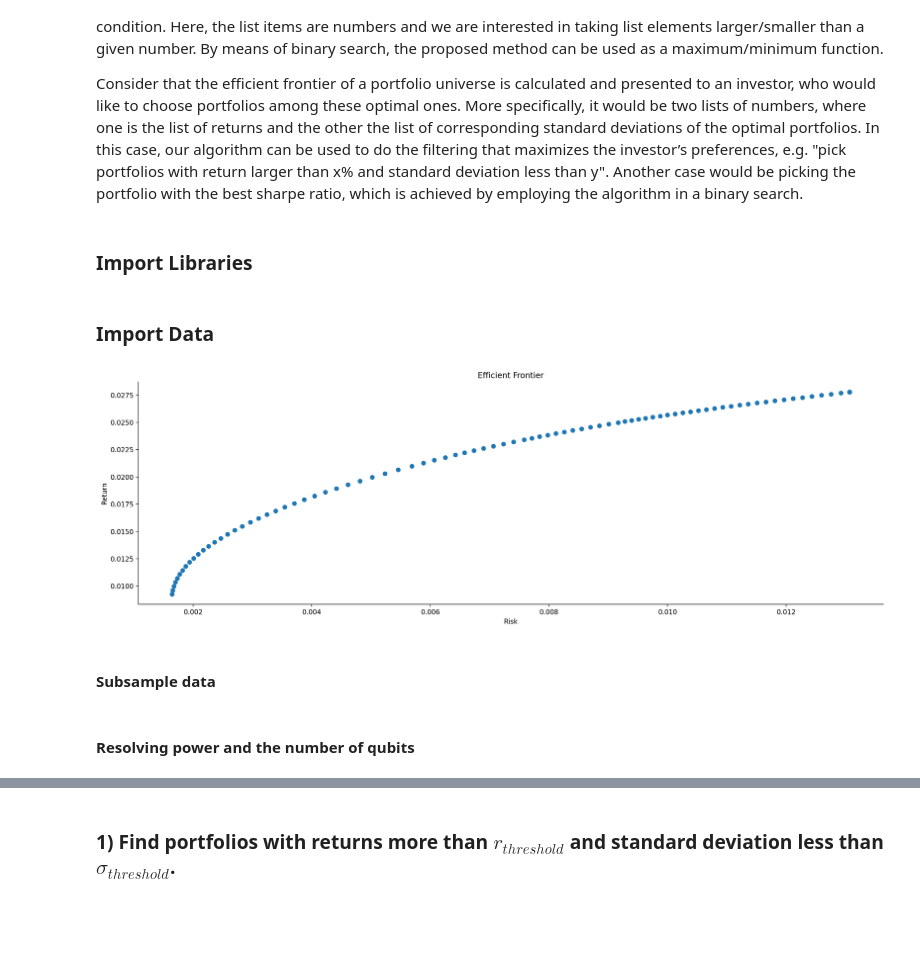
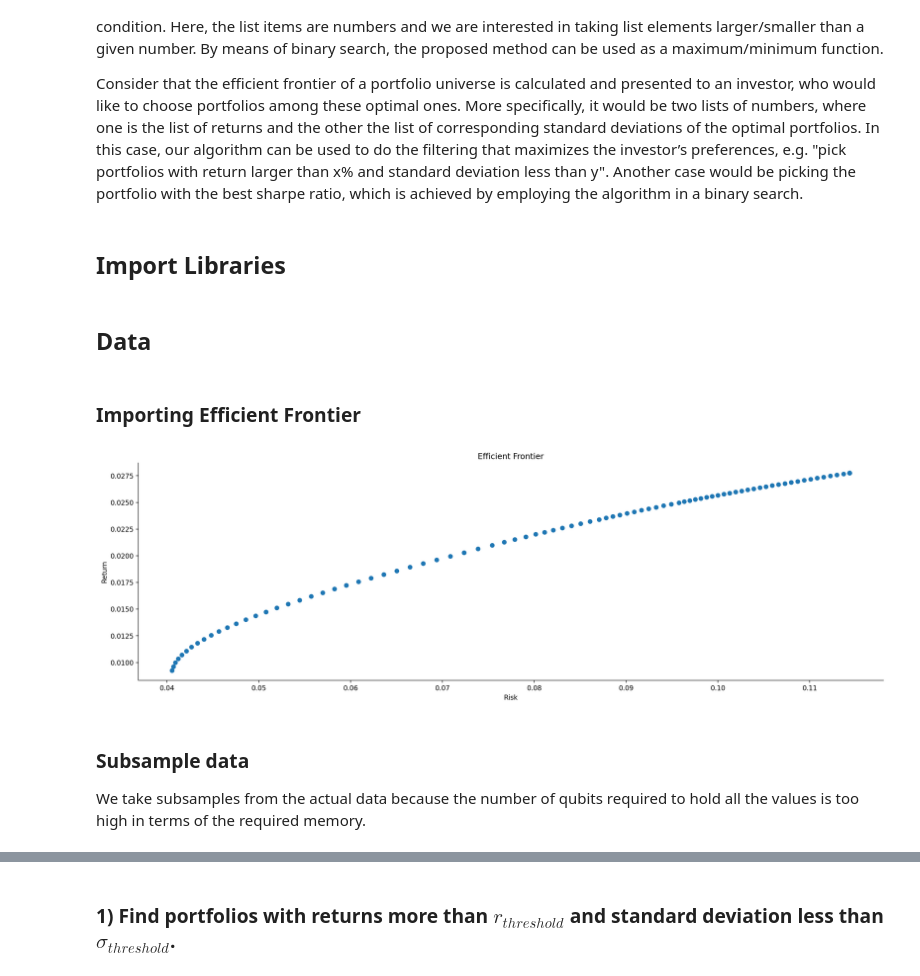
Before and after one commit to Quantumyilmaz/Quantum-Algorithms, a Jupyter notebook: QAIF/QAIF_PortfOpt.ipynb, the cells around one changed output, grey strips where cells are left out. Drawn from its saved outputs; the diff is of its cells as text; code cells hidden in the pictures; blank space fills up the shorter version.

```diff
--- a/QAIF/QAIF_PortfOpt.ipynb
+++ b/QAIF/QAIF_PortfOpt.ipynb
@@ -20,7 +20,7 @@ larger than x% and standard deviation less than y". Another
 case would be picking the portfolio with the best sharpe ratio,
 which is achieved by employing the algorithm in a binary search.
 # %% [markdown]
-### Import Libraries
+## Import Libraries
 # %%
 import sys
 sys.path.append('../')
@@ -38,22 +38,26 @@ from plotter import plotter
 
 np.random.seed(1)
 # %% [markdown]
-### Import Data
+## Data
+# %% [markdown]
+### Importing Efficient Frontier
 # %%
 # 10 assets
 optimal_risk_return_pairs = np.load('./return_risk_for_QAIF.npy')
 returns, risks = optimal_risk_return_pairs.transpose()
+risks = np.sqrt(risks)
 
 plotter(
     [
         [
             [risks,returns],['Risk'],['Return'],['Efficient Frontier']
         ]
     ]
 ,['scatter'
 ,'set_xlabel','set_ylabel','set_title'],ncols=1)
 # %% [output]
-[figure, old version]
+[figure, new version]
-# %% [markdown]
-#### Subsample data
+# %% [markdown]
+### Subsample data
+We take subsamples from the actual data because the number of qubits required to hold all the values is too high in terms of the required memory.
 # %%
@@ -64,5 +72,3 @@ while not subsample_complete:
     subsample_complete = np.unique(subsample_indices).size == subsample_indices.size
 returns = returns[subsample_indices]
 risks = risks[subsample_indices]
-# %% [markdown]
-#### Resolving power and the number of qubits
```
Also changed, not shown: parts of 11 cells of this notebook, 1 other file.
